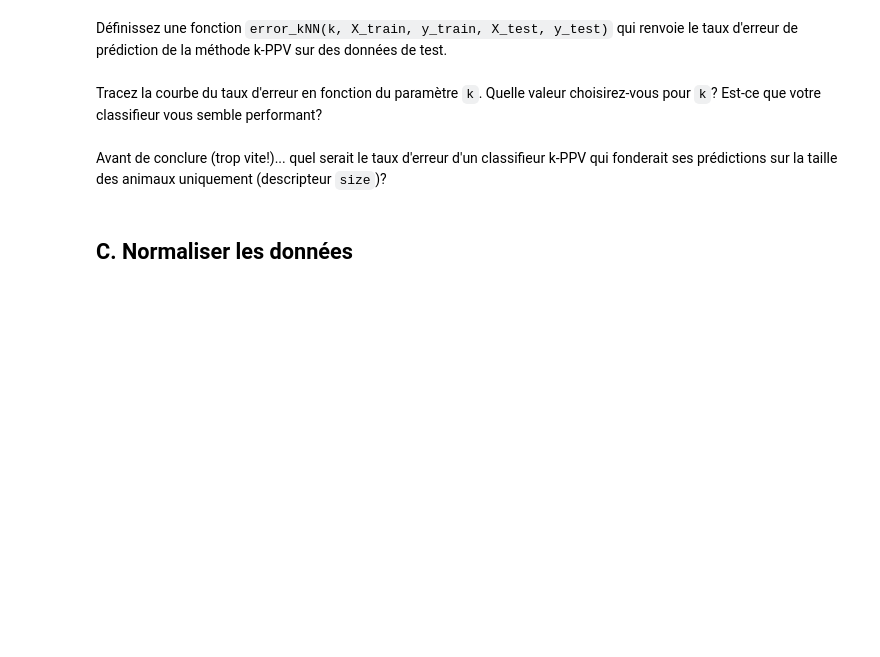
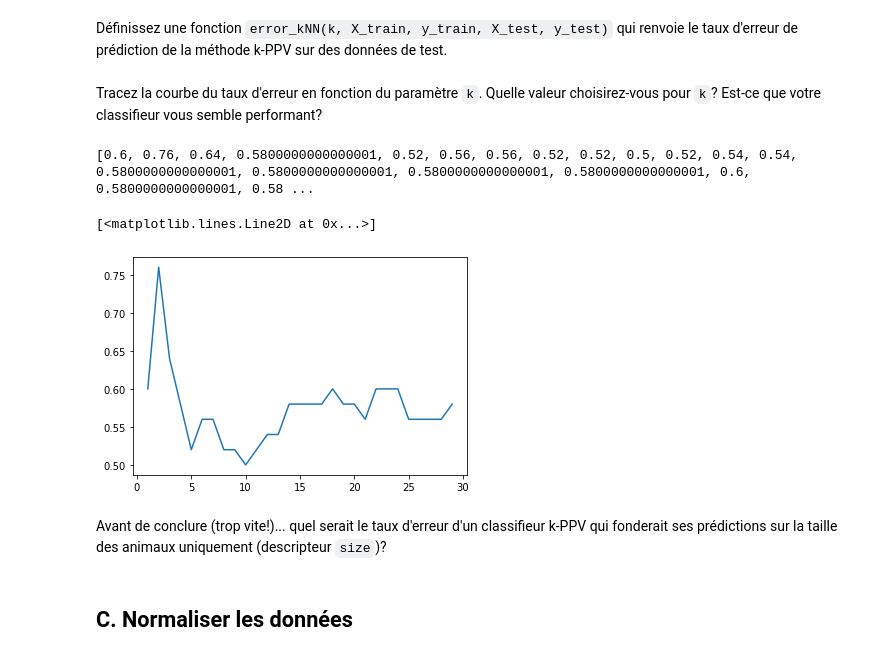
Before and after one commit to Juliette0070/optimisation, a Jupyter notebook: TP4 - Classer avec la méthode des k-Plus Proches Voisins-20240214/TP4_kNN.ipynb, the cells around one changed output. Cells and saved outputs as stored; diff of their text form; code cells hidden in the pictures; blank space fills up the shorter version.

```diff
--- a/TP4 - Classer avec la méthode des k-Plus Proches Voisins-20240214/TP4_kNN.ipynb
+++ b/TP4 - Classer avec la méthode des k-Plus Proches Voisins-20240214/TP4_kNN.ipynb
@@ -41,6 +103,8 @@ Nous allons à présent découper `X` et `y` en deux sous-ensembles :
 
 Ecrire une fonction (générique) `train_test_split(X, y, train_ratio)` qui réalise un tel découpage :
 # %%
+import random
+
 def train_test_split(X, y, train_ratio):
     """découpe un dataset X en deux ensembles d'entraînement (train) et de test ainsi que les labels associés
 
@@ -56,4 +120,18 @@ def train_test_split(X, y, train_ratio):
         y_test (vecteur Numpy):  les labels données de test
 
     """
-    ...
+    N = X.shape[0]
+    if N != y.shape[0]:
+        return None
+
+    ids = np.arange(N)
+    np.random.shuffle(ids)
+    nb_train = int(N * train_ratio)
+    train_ids, test_ids = ids[:nb_train], ids[nb_train:]
+    return X[train_ids, :], X[test_ids, :], y[train_ids], y[test_ids]
+
+X_train, X_test, y_train, y_test = train_test_split(X, y, 0.7)
+print(X_train.shape)
+print(X_test.shape)
+print(y_train.shape)
+print(y_test.shape)
@@ -61,3 +144,7 @@ def train_test_split(X, y, train_ratio):
 Utilisez votre fonction pour découper notre dataset `X` en deux sous-ensembles de mêmes tailles.
 
 Vérifiez que les déséquilibres des classes sont globalement respectés (relancez le découpage si certaines classes sont absentes dans l'un des deux sous-ensembles).
+# %%
+X_train, X_test, y_train, y_test = train_test_split(X, y, 0.5)
+print(np.unique(y_train, return_counts=True))
+print(np.unique(y_test, return_counts=True))
@@ -81,6 +171,10 @@ def predict_kNN(k, X, y, x_new):
         y_new (label):  le label prédit
 
     """
-    ...
+    distances = np.linalg.norm(X - x_new, axis=1)
+    nearest_neighbor_ids = distances.argsort()[:k]
+    nearest_neighbor_class = y[nearest_neighbor_ids]
+    labels, counts = np.unique(nearest_neighbor_class, return_counts=True)
+    return labels[counts.argsort()[-1]]
 # %% [markdown]
 Utilisez la fonction `predict_kNN` pour prédire la classe de l'individu situé à l'indice 23 dans `X_test` à partir des données d'entraînement (`X_train`, `y_train`). Affichez la classe prédite selon différentes valeurs de `k` et comparez avec la vraie classe de l'individu (`y_test[23]`).
@@ -102,9 +203,17 @@ def error_kNN(k, X_train, y_train, X_test, y_test,):
         error_rate (float):  le taux d'erreur de prédiciton (Nb. mauvaises prédictions / Nb. prédictions)
 
     """
-    ...
+    y_pred = np.array([predict_kNN(k, X_train, y_train, x) for x in X_test])
+    return 1 - np.mean(y_pred == y_test)
 # %% [markdown]
 Tracez la courbe du taux d'erreur en fonction du paramètre `k`. Quelle valeur choisirez-vous pour `k`? Est-ce que votre classifieur vous semble performant?
+# %%
+print([error_kNN(k, X_train, y_train, X_test, y_test) for k in range(1, 30)])
+plt.plot(range(1, 30), [error_kNN(k, X_train, y_train, X_test, y_test) for k in range(1, 30)])
+# %% [output]
+[0.6, 0.76, 0.64, 0.5800000000000001, 0.52, 0.56, 0.56, 0.52, 0.52, 0.5, 0.52, 0.54, 0.54, 0.5800000000000001, 0.5800000000000001, 0.5800000000000001, 0.5800000000000001, 0.6, 0.5800000000000001, 0.58 ...
+[<matplotlib.lines.Line2D at 0x...>]
+[figure, added]
 # %% [markdown]
 Avant de conclure (trop vite!)... quel serait le taux d'erreur d'un classifieur k-PPV qui fonderait ses prédictions sur la taille des animaux uniquement (descripteur `size`)?
 # %% [markdown]
```
Also changed, not shown: parts of 7 cells of this notebook.
